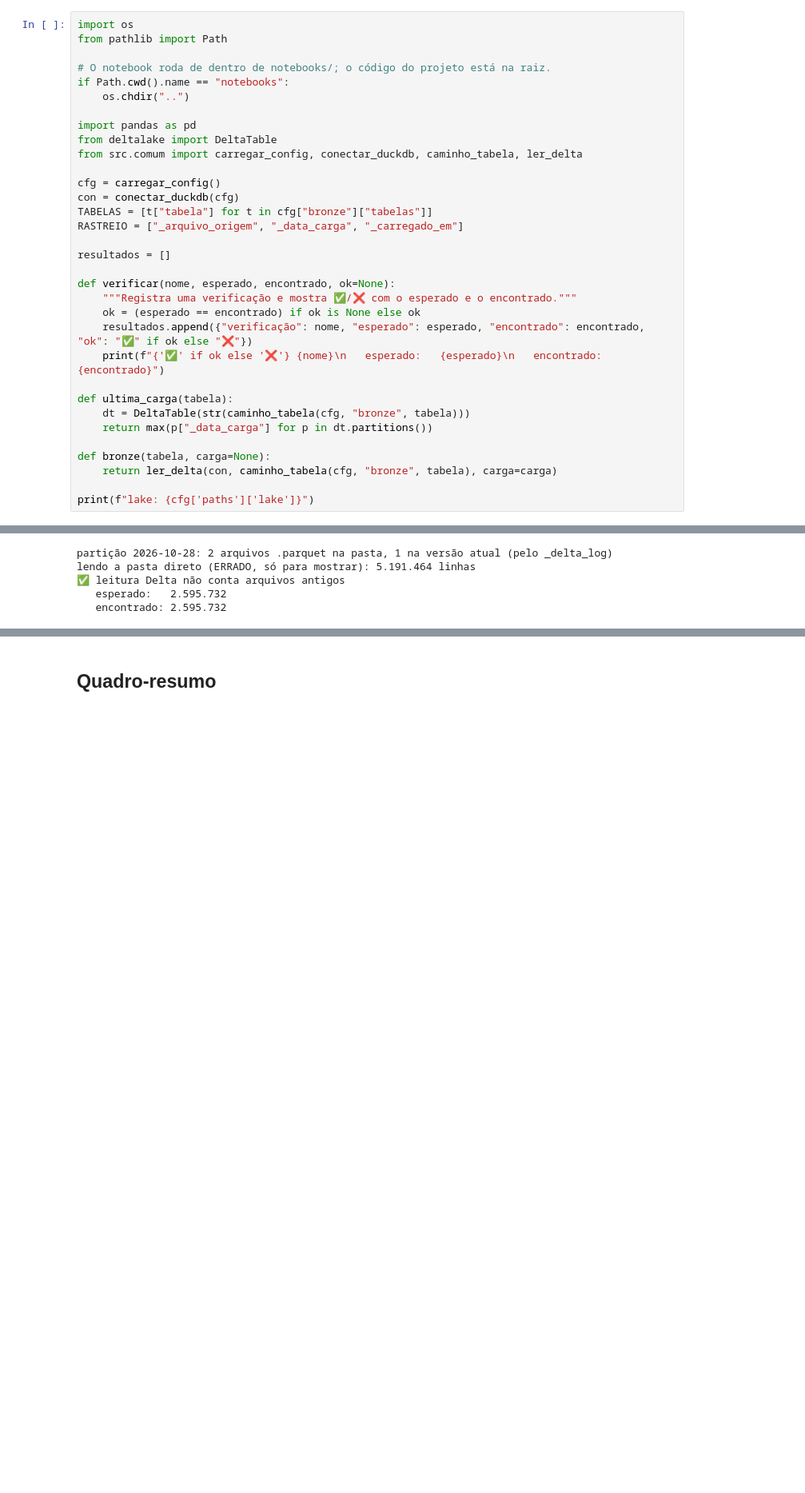
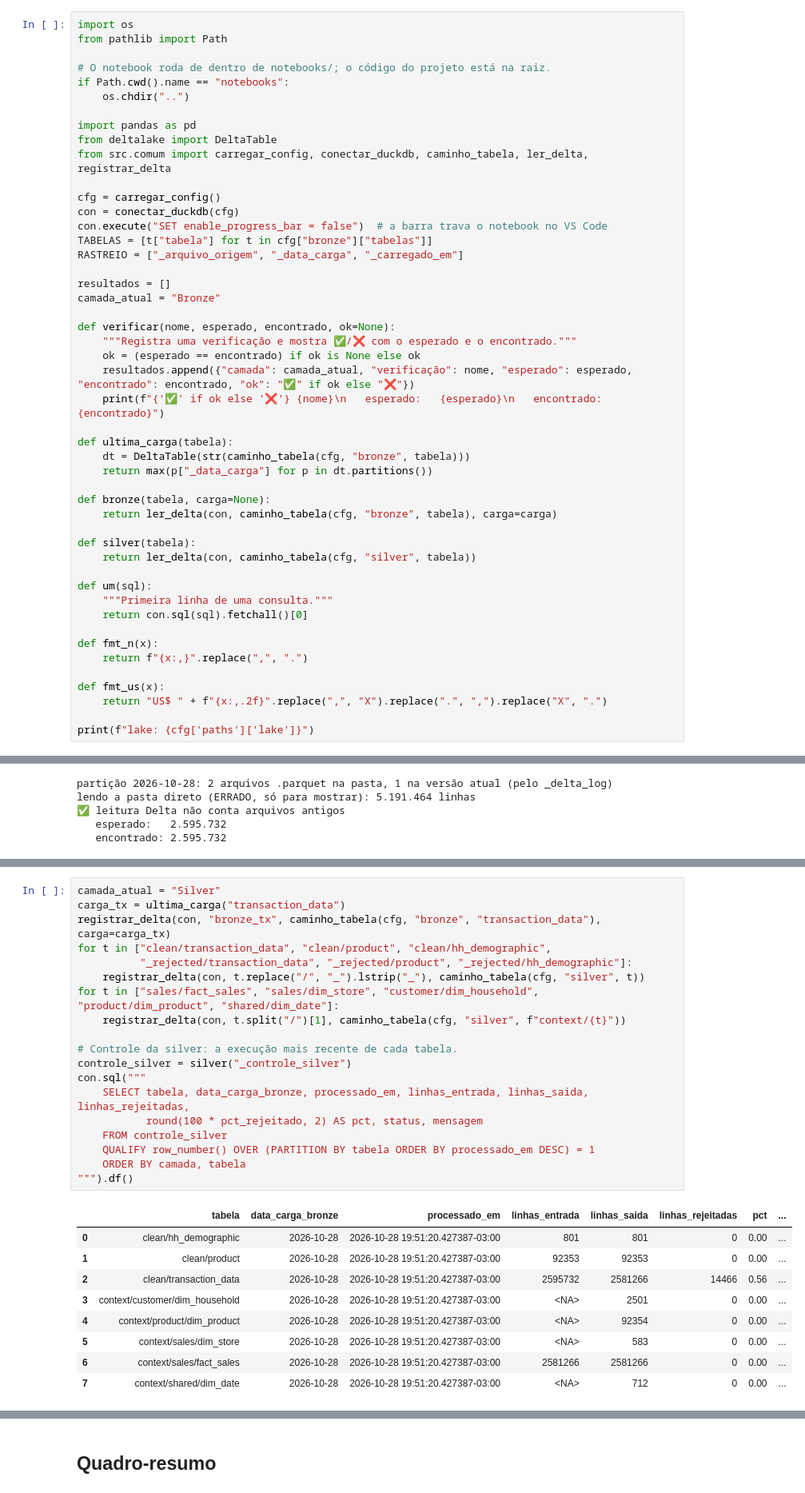
Before and after one commit to caiosantosho2-dotcom/retail-lakehouse, a Jupyter notebook: notebooks/explorando_lakehouse.ipynb, the cells around one changed output, grey strips where cells are left out. Shown at 80% size. Cells and saved outputs as stored; diff of their text form; blank space fills up the shorter version.

```diff
--- a/notebooks/explorando_lakehouse.ipynb
+++ b/notebooks/explorando_lakehouse.ipynb
@@ -15,19 +15,21 @@ if Path.cwd().name == "notebooks":
 
 import pandas as pd
 from deltalake import DeltaTable
-from src.comum import carregar_config, conectar_duckdb, caminho_tabela, ler_delta
+from src.comum import carregar_config, conectar_duckdb, caminho_tabela, ler_delta, registrar_delta
 
 cfg = carregar_config()
 con = conectar_duckdb(cfg)
+con.execute("SET enable_progress_bar = false")  # a barra trava o notebook no VS Code
 TABELAS = [t["tabela"] for t in cfg["bronze"]["tabelas"]]
 RASTREIO = ["_arquivo_origem", "_data_carga", "_carregado_em"]
 
 resultados = []
+camada_atual = "Bronze"
 
 def verificar(nome, esperado, encontrado, ok=None):
     """Registra uma verificação e mostra ✅/❌ com o esperado e o encontrado."""
     ok = (esperado == encontrado) if ok is None else ok
-    resultados.append({"verificação": nome, "esperado": esperado, "encontrado": encontrado, "ok": "✅" if ok else "❌"})
+    resultados.append({"camada": camada_atual, "verificação": nome, "esperado": esperado, "encontrado": encontrado, "ok": "✅" if ok else "❌"})
     print(f"{'✅' if ok else '❌'} {nome}\n   esperado:   {esperado}\n   encontrado: {encontrado}")
 
 def ultima_carga(tabela):
@@ -37,6 +39,19 @@ def ultima_carga(tabela):
 def bronze(tabela, carga=None):
     return ler_delta(con, caminho_tabela(cfg, "bronze", tabela), carga=carga)
 
+def silver(tabela):
+    return ler_delta(con, caminho_tabela(cfg, "silver", tabela))
+
+def um(sql):
+    """Primeira linha de uma consulta."""
+    return con.sql(sql).fetchall()[0]
+
+def fmt_n(x):
+    return f"{x:,}".replace(",", ".")
+
+def fmt_us(x):
+    return "US$ " + f"{x:,.2f}".replace(",", "X").replace(".", ",").replace("X", ".")
+
 print(f"lake: {cfg['paths']['lake']}")
 # %% [output]
 lake: C:\Dashboard_Lakehouse\lake
@@ -218,0 +242,29 @@ lendo a pasta direto (ERRADO, só para mostrar): 5.191.464 linhas
+# %%
+camada_atual = "Silver"
+carga_tx = ultima_carga("transaction_data")
+registrar_delta(con, "bronze_tx", caminho_tabela(cfg, "bronze", "transaction_data"), carga=carga_tx)
+for t in ["clean/transaction_data", "clean/product", "clean/hh_demographic",
+          "_rejected/transaction_data", "_rejected/product", "_rejected/hh_demographic"]:
+    registrar_delta(con, t.replace("/", "_").lstrip("_"), caminho_tabela(cfg, "silver", t))
+for t in ["sales/fact_sales", "sales/dim_store", "customer/dim_household", "product/dim_product", "shared/dim_date"]:
+    registrar_delta(con, t.split("/")[1], caminho_tabela(cfg, "silver", f"context/{t}"))
+
+# Controle da silver: a execução mais recente de cada tabela.
+controle_silver = silver("_controle_silver")
+con.sql("""
+    SELECT tabela, data_carga_bronze, processado_em, linhas_entrada, linhas_saida, linhas_rejeitadas,
+           round(100 * pct_rejeitado, 2) AS pct, status, mensagem
+    FROM controle_silver
+    QUALIFY row_number() OVER (PARTITION BY tabela ORDER BY processado_em DESC) = 1
+    ORDER BY camada, tabela
+""").df()
+# %% [output]
+|  | tabela | data_carga_bronze | processado_em | linhas_entrada | linhas_saida | linhas_rejeitadas | pct | ... |
+| 0 | clean/hh_demographic | 2026-10-28 | 2026-10-28 19:51:20.427387-03:00 | 801 | 801 | 0 | 0.00 | ... |
+| 1 | clean/product | 2026-10-28 | 2026-10-28 19:51:20.427387-03:00 | 92353 | 92353 | 0 | 0.00 | ... |
+| 2 | clean/transaction_data | 2026-10-28 | 2026-10-28 19:51:20.427387-03:00 | 2595732 | 2581266 | 14466 | 0.56 | ... |
+| 3 | context/customer/dim_household | 2026-10-28 | 2026-10-28 19:51:20.427387-03:00 | <NA> | 2501 | 0 | 0.00 | ... |
+| 4 | context/product/dim_product | 2026-10-28 | 2026-10-28 19:51:20.427387-03:00 | <NA> | 92354 | 0 | 0.00 | ... |
+| 5 | context/sales/dim_store | 2026-10-28 | 2026-10-28 19:51:20.427387-03:00 | <NA> | 583 | 0 | 0.00 | ... |
+| 6 | context/sales/fact_sales | 2026-10-28 | 2026-10-28 19:51:20.427387-03:00 | 2581266 | 2581266 | 0 | 0.00 | ... |
+| 7 | context/shared/dim_date | 2026-10-28 | 2026-10-28 19:51:20.427387-03:00 | <NA> | 712 | 0 | 0.00 | ... |
```
Also changed, not shown: parts of 30 cells of this notebook, 15 other files.
